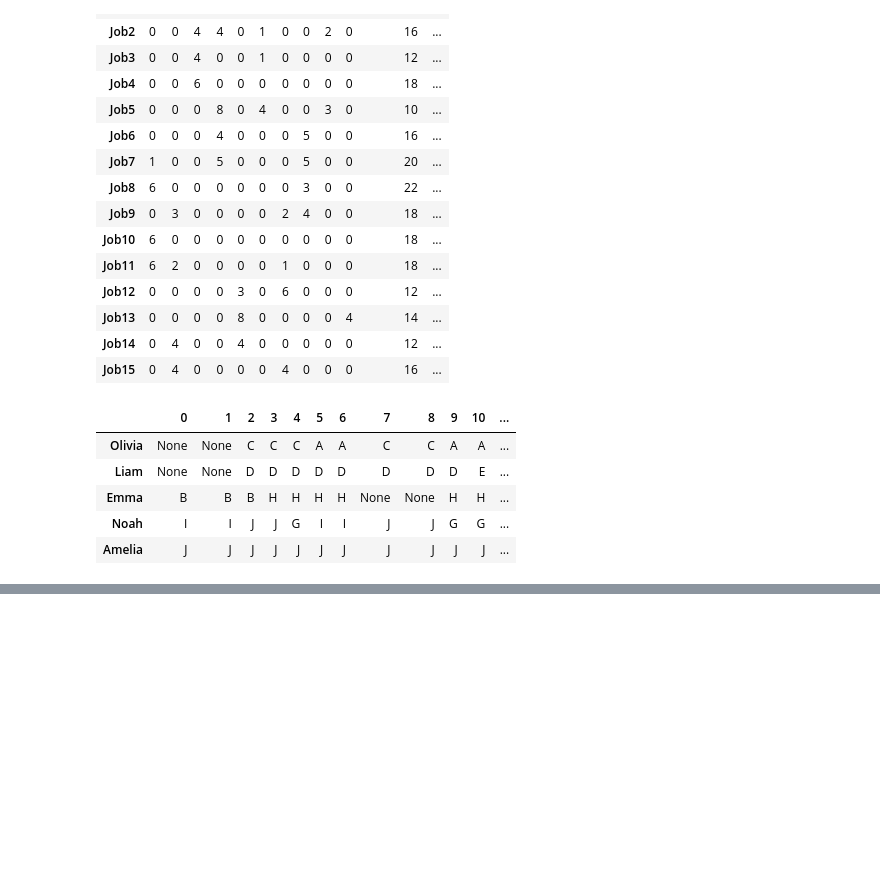
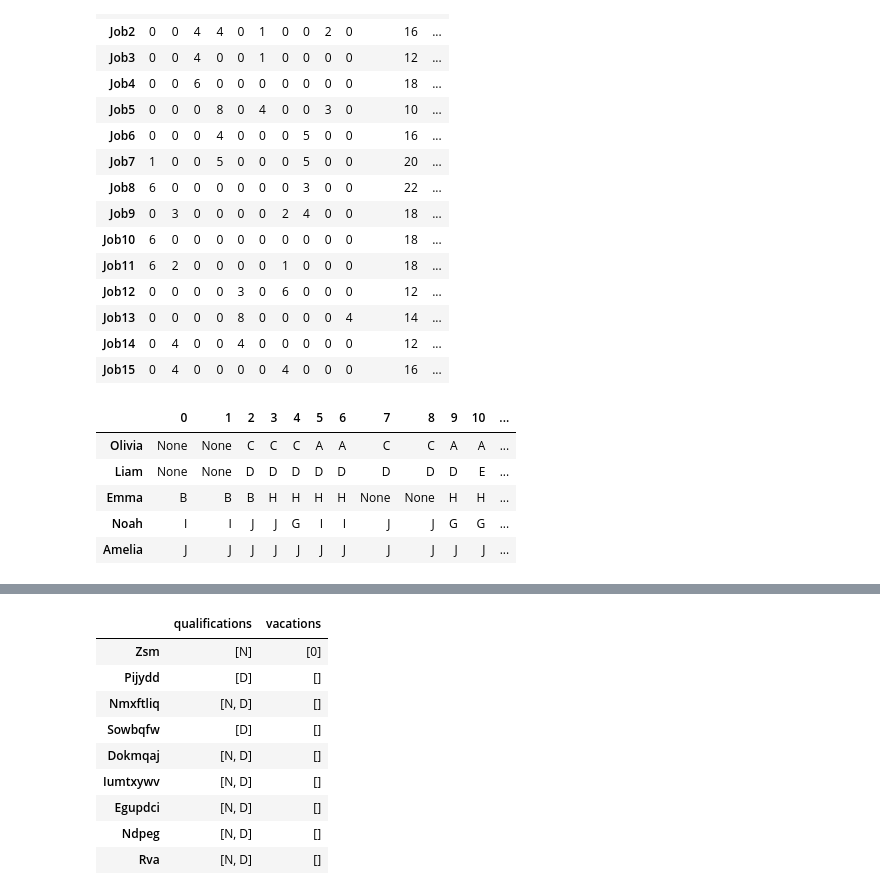
Before and after one commit to GuillaumeDugat/CompuOpti, a Jupyter notebook: plannings_modeling.ipynb, the cells around one changed output, grey strips where cells are left out. Drawn from its saved outputs; the diff is of its cells as text; code cells hidden in the pictures; blank space fills up the shorter version.

```diff
--- a/modeling.ipynb
+++ b/plannings_modeling.ipynb
@@ -465,13 +458,0 @@ job_colors = [mpl.colors.rgb2hex(cmap(i)[:3]) for i in range(cmap.N)][:len(jobs)
-# %%
-def disply_worker_skills():
-    res = pd.DataFrame(
-        [
-            [
-                str([q for (r, q) in zip(row_q, qualifications) if r == 1]).replace("'", ""),
-                str([d for (r, d) in zip(row_d, range(day_length)) if r == 1]),
-            ]
-            for row_q, row_d in zip(qualifications_worker_skill, vacations_worker_day)],
-        index=names,
-        columns=["qualifications", "vacations"]
-    )
-    return res
@@ -562,0 +552,13 @@ Max duration : 10.0
+# %%
+disply_worker_skills(data)
+# %% [output]
+|  | qualifications | vacations |
+| Zsm | [N] | [0] |
+| Pijydd | [D] | [] |
+| Nmxftliq | [N, D] | [] |
+| Sowbqfw | [D] | [] |
+| Dokmqaj | [N, D] | [] |
+| Iumtxywv | [N, D] | [] |
+| Egupdci | [N, D] | [] |
+| Ndpeg | [N, D] | [] |
+| Rva | [N, D] | [] |
```
Also changed, not shown: parts of 22 cells of this notebook, 8 other files.
